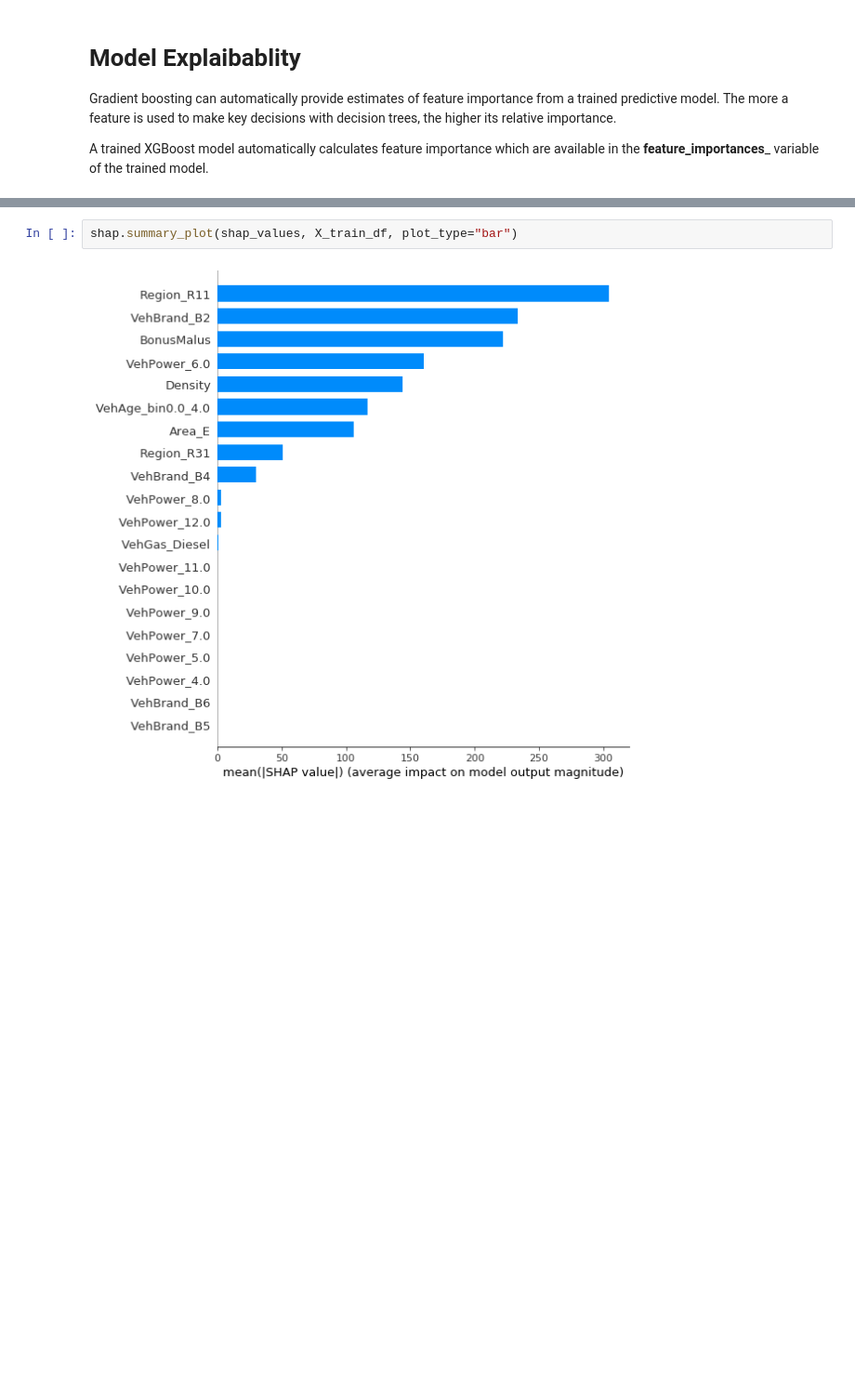
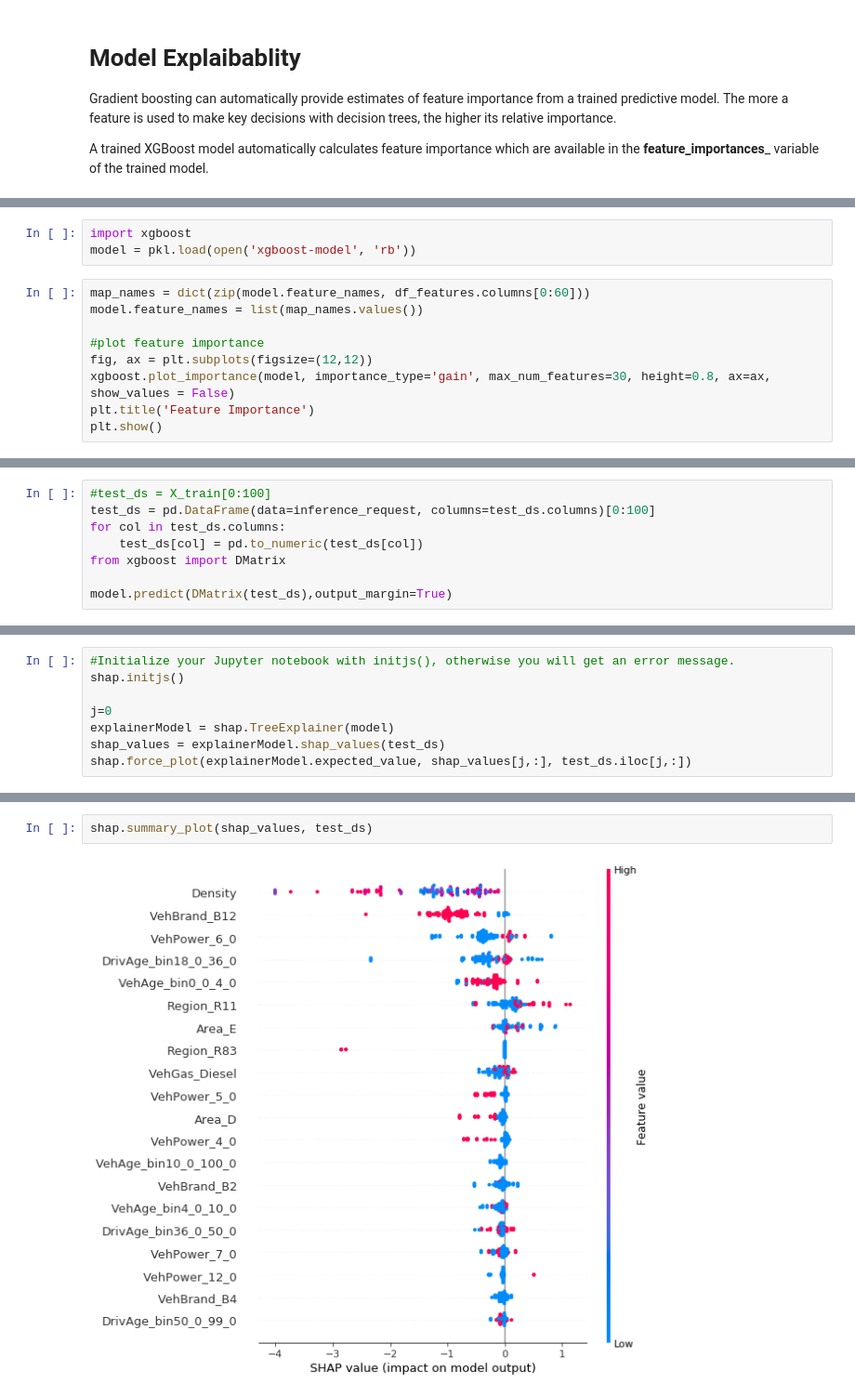
Before and after one commit to amanveer/FSI, a Jupyter notebook: 2-insurance-feature-store.ipynb, the cells around one changed output, grey strips where cells are left out. Shown at 93% size. Drawn from its saved outputs; the diff is of its cells as text; blank space fills up the shorter version.

```diff
--- a/insurance-claim-frequency-prediciton.ipynb
+++ b/2-insurance-feature-store.ipynb
@@ -783,0 +574,12 @@ A trained XGBoost model automatically calculates feature importance which are av
+# %%
+import xgboost
+model = pkl.load(open('xgboost-model', 'rb'))
+# %%
+map_names = dict(zip(model.feature_names, df_features.columns[0:60]))
+model.feature_names = list(map_names.values())
+
+#plot feature importance
+fig, ax = plt.subplots(figsize=(12,12))
+xgboost.plot_importance(model, importance_type='gain', max_num_features=30, height=0.8, ax=ax, show_values = False)
+plt.title('Feature Importance')
+plt.show()
@@ -825,0 +598,8 @@ array([[  68.58151 ,    0.      ,    0.      , ...,    0.      ,
+# %%
+#test_ds = X_train[0:100]
+test_ds = pd.DataFrame(data=inference_request, columns=test_ds.columns)[0:100]
+for col in test_ds.columns:
+    test_ds[col] = pd.to_numeric(test_ds[col])
+from xgboost import DMatrix
+
+model.predict(DMatrix(test_ds),output_margin=True)
@@ -825,0 +643,8 @@ array([[  68.58151 ,    0.      ,    0.      , ...,    0.      ,
+# %%
+#Initialize your Jupyter notebook with initjs(), otherwise you will get an error message.
+shap.initjs()
+
+j=0
+explainerModel = shap.TreeExplainer(model)
+shap_values = explainerModel.shap_values(test_ds)
+shap.force_plot(explainerModel.expected_value, shap_values[j,:], test_ds.iloc[j,:])
@@ -826,4 +654,4 @@ array([[  68.58151 ,    0.      ,    0.      , ...,    0.      ,
 # %%
-shap.summary_plot(shap_values, X_train_df, plot_type="bar")
+shap.summary_plot(shap_values, test_ds)
 # %% [output]
-[figure, old version]
+[figure, new version]
```
Also changed, not shown: parts of 141 cells of this notebook, 5 other files.
